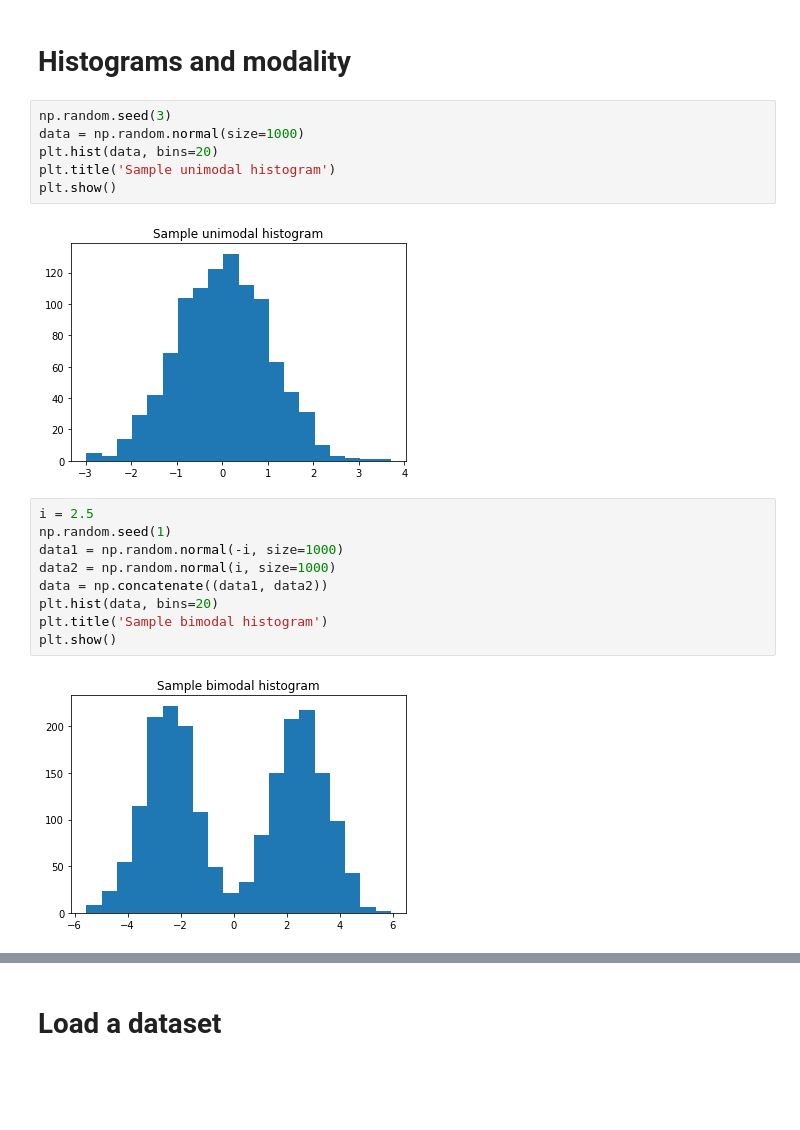
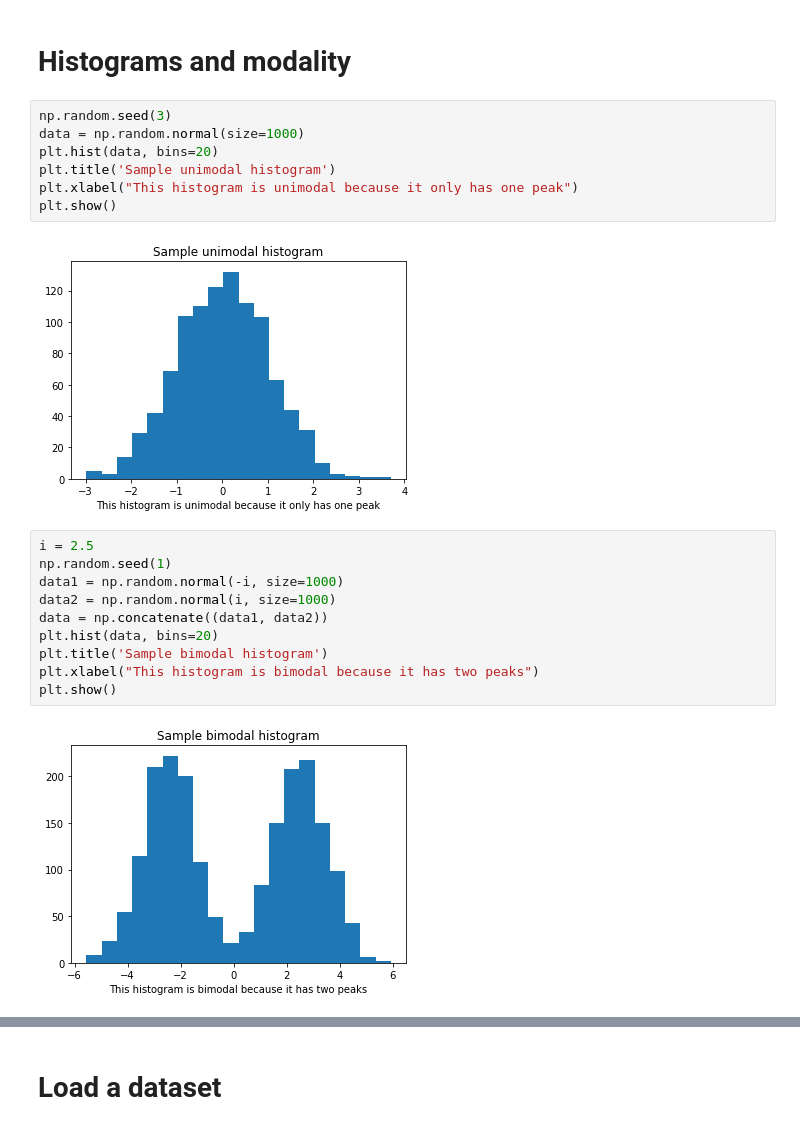
Before and after one commit to mica5/statistics, a Jupyter notebook: statistics.ipynb, the cells around one changed output, grey strips where cells are left out. Saved outputs shown, nothing was run; the diff lists cells and outputs as text; blank space fills up the shorter version.

```diff
--- a/statistics.ipynb
+++ b/statistics.ipynb
@@ -149,11 +365,12 @@ $\text{relative frequency of a value} = \frac{\text{number of times the value oc
 # %%
 np.random.seed(3)
 data = np.random.normal(size=1000)
 plt.hist(data, bins=20)
 plt.title('Sample unimodal histogram')
+plt.xlabel("This histogram is unimodal because it only has one peak")
 plt.show()
 # %% [output]
-[figure, old version]
+[figure, new version]
 # %%
 i = 2.5
 np.random.seed(1)
@@ -162,9 +379,10 @@ data2 = np.random.normal(i, size=1000)
 data = np.concatenate((data1, data2))
 plt.hist(data, bins=20)
 plt.title('Sample bimodal histogram')
+plt.xlabel("This histogram is bimodal because it has two peaks")
 plt.show()
 # %% [output]
-[figure, old version]
+[figure, new version]
 # %%
 i = 4
 size = 500
```
Also changed, not shown: parts of 22 cells of this notebook.
